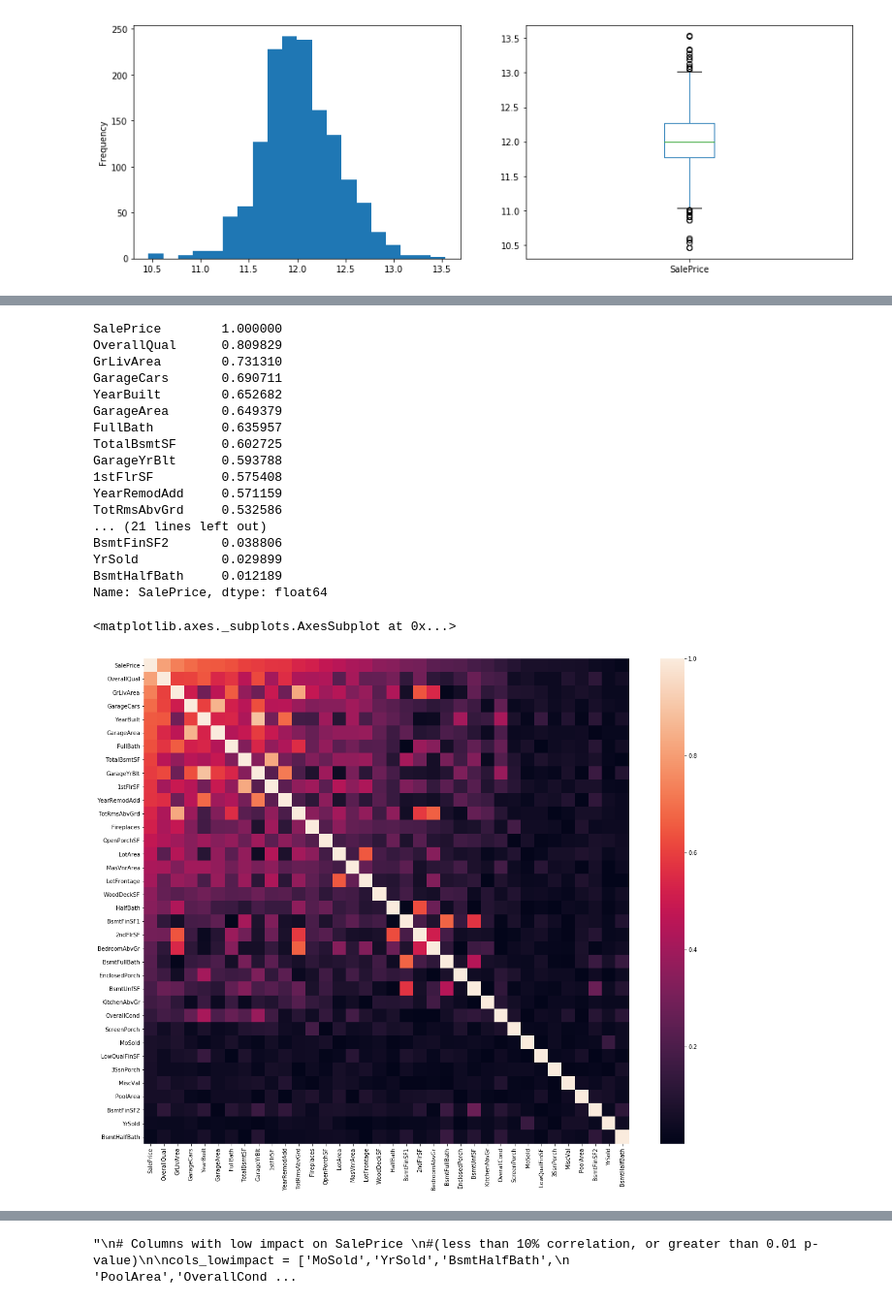
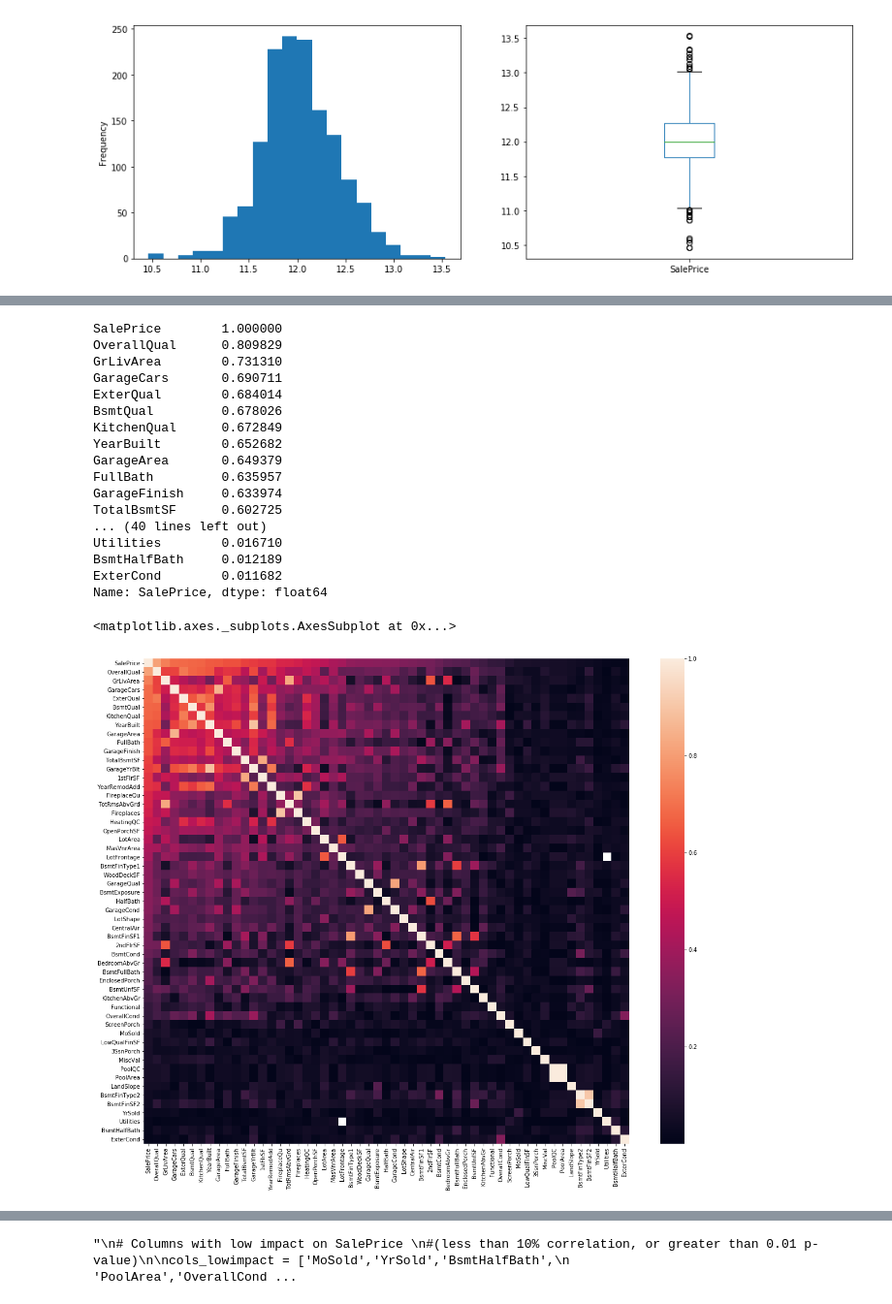
Before and after one commit to jack89roberts/kaggle-house-prices, a Jupyter notebook: house_prices.ipynb, the cells around one changed output, grey strips where cells are left out. Shown at 97% size. Drawn from its saved outputs; the diff is of its cells as text; code cells hidden in the pictures.

Commit message:
converted some variables in to numeric scales

```diff
--- a/house_prices.ipynb
+++ b/house_prices.ipynb
@@ -88,3 +71,34 @@ KitchenQual        1
 SaleType           1
 BsmtFinSF1         1
 dtype: int64
+# %%
+# convert some categorical values to numeric scales
+
+#Excellent, Good, Typical, Fair, Poor: Convert to 1-5 scale
+cols_ExGd = ['ExterQual','ExterCond','BsmtQual','BsmtCond',
+             'HeatingQC','KitchenQual','FireplaceQu','GarageQual',
+            'GarageCond','PoolQC']
+
+dict_ExGd = {'Ex':5,'Gd':4,'TA':3,'Fa':2,'Po':1,'None':0}
+
+for col in cols_ExGd:
+    df_all[col].replace(dict_ExGd, inplace=True)
+
+# Remaining columns
+
+df_all['BsmtExposure'].replace({'Gd':4,'Av':3,'Mn':2,'No':1,'None':0}, inplace=True)
+
+df_all['BsmtFinType1'].replace({'GLQ':6,'ALQ':5,'BLQ':4,'Rec':3,'LwQ':2,'Unf':1,'None':0}, inplace=True)
+df_all['BsmtFinType2'].replace({'GLQ':6,'ALQ':5,'BLQ':4,'Rec':3,'LwQ':2,'Unf':1,'None':0}, inplace=True)
+
+df_all['CentralAir'].replace({'Y':1,'N':0}, inplace=True)
+
+df_all['Functional'].replace({'Typ':7,'Min1':6,'Min2':5,'Mod':4,'Maj1':3,'Maj2':2,'Sev':1,'Sal':0}, inplace=True)
+
+df_all['GarageFinish'].replace({'Fin':3,'RFn':2,'Unf':1,'None':0}, inplace=True)
+
+df_all['LotShape'].replace({'Reg':3,'IR1':2,'IR2':1,'IR3':0}, inplace=True)
+
+df_all['Utilities'].replace({'AllPub':3,'NoSewr':2,'NoSeWa':1,'ELO':0}, inplace=True)
+
+df_all['LandSlope'].replace({'Gtl':2,'Mod':1,'Sev':0}, inplace=True)
@@ -168,8 +193,8 @@ print(len(cols_numeric),'numeric columns')
 # %%
 cols_categ = dtypes[~dtypes.index.isin(cols_numeric)].index.tolist()
 
-for col in cols_categ:
-    df_all[col] = df_all[col].astype('category')
+#for col in cols_categ:
+#    df_all[col] = df_all[col].astype('category')
 
 print(len(cols_categ),'categorical columns')
 # %% [output]
@@ -299,34 +324,34 @@ for col in cols_numeric:
 # %%
 # correlation between numeric variables
-df_corr = df_train[cols_numeric].corr(method='spearman').abs()
+df_corr = df_all.loc[df_all.index <= maxid_train, cols_numeric].corr(method='spearman').abs()
 
 # order columns and rows by correlation with SalePrice
 df_corr = df_corr.sort_values('SalePrice',axis=0,ascending=False).sort_values('SalePrice',axis=1,ascending=False)
 
 print(df_corr.SalePrice)
 
 ax=plt.figure(figsize=(20,16)).gca()
 sns.heatmap(df_corr,ax=ax,square=True)
 # %% [output]
 SalePrice        1.000000
 OverallQual      0.809829
 GrLivArea        0.731310
 GarageCars       0.690711
+ExterQual        0.684014
+BsmtQual         0.678026
+KitchenQual      0.672849
 YearBuilt        0.652682
 GarageArea       0.649379
 FullBath         0.635957
+GarageFinish     0.633974
 TotalBsmtSF      0.602725
-GarageYrBlt      0.593788
-1stFlrSF         0.575408
-YearRemodAdd     0.571159
-TotRmsAbvGrd     0.532586
-... (21 lines left out)
-BsmtFinSF2       0.038806
-YrSold           0.029899
+... (40 lines left out)
+Utilities        0.016710
 BsmtHalfBath     0.012189
+ExterCond        0.011682
 Name: SalePrice, dtype: float64
 <matplotlib.axes._subplots.AxesSubplot at 0x...>
-[figure, old version]
+[figure, new version]
 # %%
 # numeric columns with few values
 col_nunique = dict()
```
Also changed, not shown: parts of 17 cells of this notebook, 1 other file.
